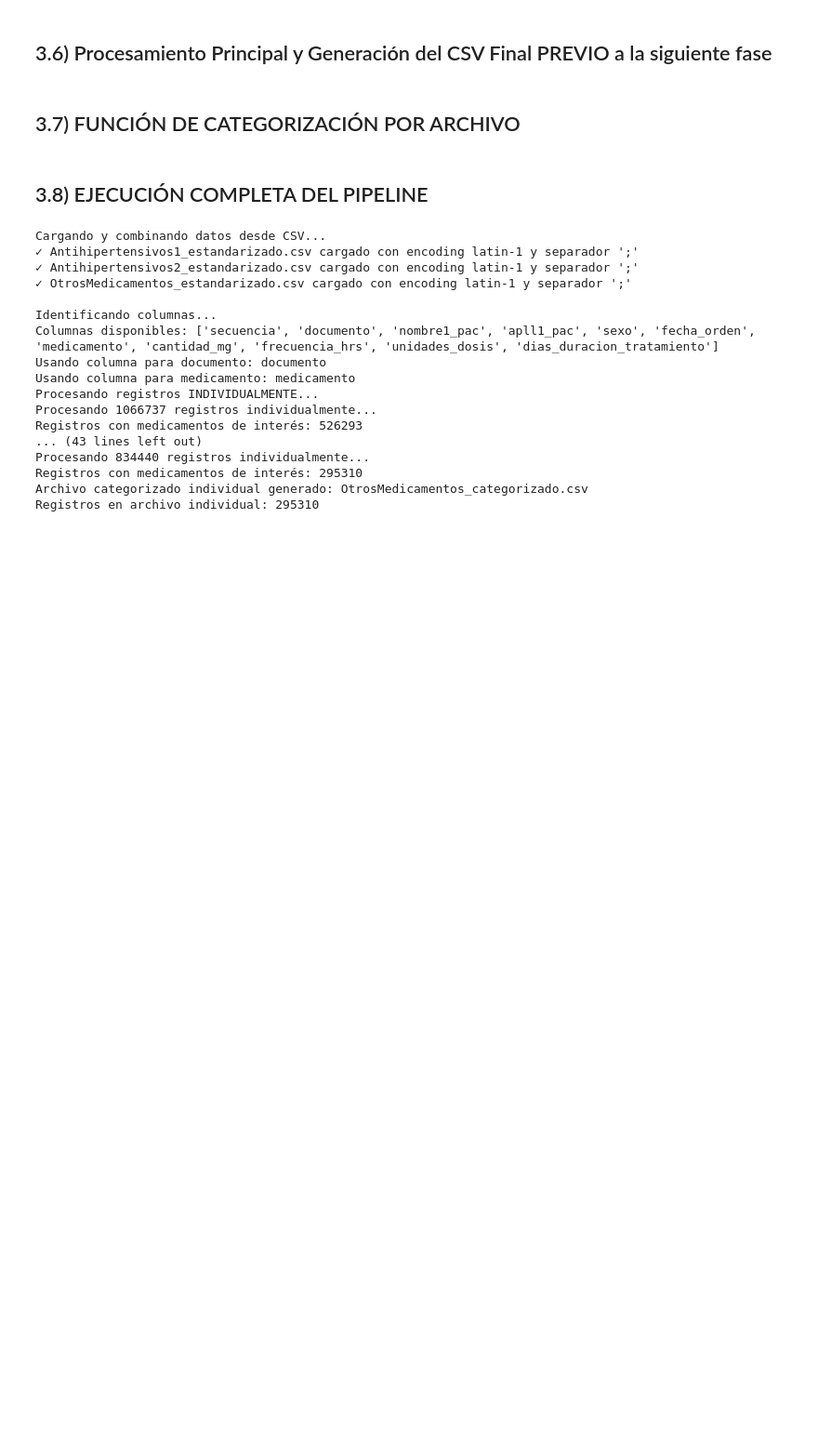
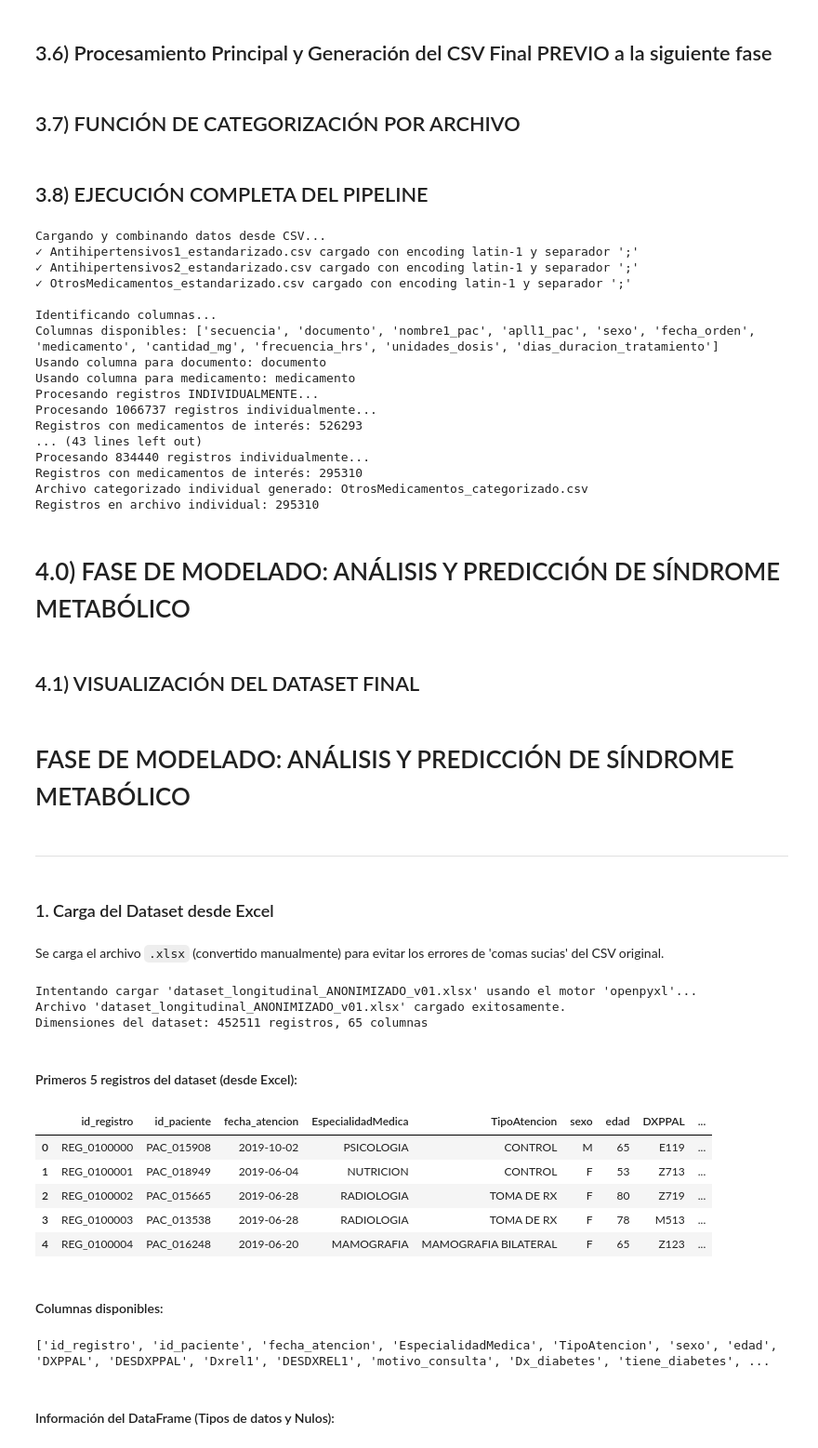
Before and after one commit to Prado500/repoProyectoFinal, a Jupyter notebook: presentacion.ipynb, the cells around one changed output. Shown at 93% size. Drawn from its saved outputs; the diff is of its cells as text; code cells hidden in the pictures; blank space fills up the shorter version.

```diff
--- a/presentacion.ipynb
+++ b/presentacion.ipynb
@@ -3772,3 +3788,76 @@ Procesando 834440 registros individualmente...
 Registros con medicamentos de interés: 295310
 Archivo categorizado individual generado: OtrosMedicamentos_categorizado.csv
 Registros en archivo individual: 295310
+# %% [markdown]
+# 4.0) FASE DE MODELADO: ANÁLISIS Y PREDICCIÓN DE SÍNDROME METABÓLICO
+# %% [markdown]
+## 4.1) VISUALIZACIÓN DEL DATASET FINAL
+# %%
+import pandas as pd
+import numpy as np
+import os
+from IPython.display import display, Markdown
+from io import StringIO
+
+# Configuración de pandas para visualización amplia
+pd.set_option('display.max_columns', None)
+pd.set_option('display.width', 1000)
+
+display(Markdown("# FASE DE MODELADO: ANÁLISIS Y PREDICCIÓN DE SÍNDROME METABÓLICO"))
+display(Markdown("---"))
+display(Markdown("### 1. Carga del Dataset desde Excel"))
+display(Markdown("Se carga el archivo `.xlsx` (convertido manualmente) para evitar los errores de 'comas sucias' del CSV original."))
+
+# --- Carga del Archivo ---
+# Asumiendo que guardaste el archivo como .xlsx
+file_path_excel = 'dataset_longitudinal_ANONIMIZADO_v01.xlsx'
+
+try:
+    if not os.path.exists(file_path_excel):
+        raise FileNotFoundError(f"El archivo '{file_path_excel}' no se encontró. Asegúrese de haberlo guardado con ese nombre.")
+
+    print(f"Intentando cargar '{file_path_excel}' usando el motor 'openpyxl'...")
+
+    # Usar pd.read_excel() para leer el archivo
+    df_modelado = pd.read_excel(file_path_excel, engine='openpyxl')
+
+    # --- Verificación de Carga ---
+    if df_modelado is not None:
+        print(f"Archivo '{file_path_excel}' cargado exitosamente.")
+        print(f"Dimensiones del dataset: {df_modelado.shape[0]} registros, {df_modelado.shape[1]} columnas")
+
+        display(Markdown("#### Primeros 5 registros del dataset (desde Excel):"))
+        display(df_modelado.head())
+
+        display(Markdown("#### Columnas disponibles:"))
+        print(list(df_modelado.columns))
+
+        display(Markdown("#### Información del DataFrame (Tipos de datos y Nulos):"))
+        buffer = StringIO()
+        df_modelado.info(buf=buffer)
+        s = buffer.getvalue()
+        print(s)
+
+except FileNotFoundError:
+    print(f"ERROR: El archivo '{file_path_excel}' no se encontró.")
+    display(Markdown(f"**Error Crítico:** No se pudo encontrar el archivo. Por favor, asegúrese de que el archivo .xlsx esté en el mismo directorio."))
+except Exception as e:
+    print(f"Ocurrió un error inesperado durante el proceso de carga: {e}")
+# %% [output]
+# FASE DE MODELADO: ANÁLISIS Y PREDICCIÓN DE SÍNDROME METABÓLICO
+---
+### 1. Carga del Dataset desde Excel
+Se carga el archivo `.xlsx` (convertido manualmente) para evitar los errores de 'comas sucias' del CSV original.
+Intentando cargar 'dataset_longitudinal_ANONIMIZADO_v01.xlsx' usando el motor 'openpyxl'...
+Archivo 'dataset_longitudinal_ANONIMIZADO_v01.xlsx' cargado exitosamente.
+Dimensiones del dataset: 452511 registros, 65 columnas
+#### Primeros 5 registros del dataset (desde Excel):
+|  | id_registro | id_paciente | fecha_atencion | EspecialidadMedica | TipoAtencion | sexo | edad | DXPPAL | ... |
+| 0 | REG_0100000 | PAC_015908 | 2019-10-02 | PSICOLOGIA | CONTROL | M | 65 | E119 | ... |
+| 1 | REG_0100001 | PAC_018949 | 2019-06-04 | NUTRICION | CONTROL | F | 53 | Z713 | ... |
+| 2 | REG_0100002 | PAC_015665 | 2019-06-28 | RADIOLOGIA | TOMA DE RX | F | 80 | Z719 | ... |
+| 3 | REG_0100003 | PAC_013538 | 2019-06-28 | RADIOLOGIA | TOMA DE RX | F | 78 | M513 | ... |
+| 4 | REG_0100004 | PAC_016248 | 2019-06-20 | MAMOGRAFIA | MAMOGRAFIA BILATERAL | F | 65 | Z123 | ... |
+#### Columnas disponibles:
+['id_registro', 'id_paciente', 'fecha_atencion', 'EspecialidadMedica', 'TipoAtencion', 'sexo', 'edad', 'DXPPAL', 'DESDXPPAL', 'Dxrel1', 'DESDXREL1', 'motivo_consulta', 'Dx_diabetes', 'tiene_diabetes', ...
+#### Información del DataFrame (Tipos de datos y Nulos):
```
Also changed, not shown: parts of 22 cells of this notebook, 4 other files.
